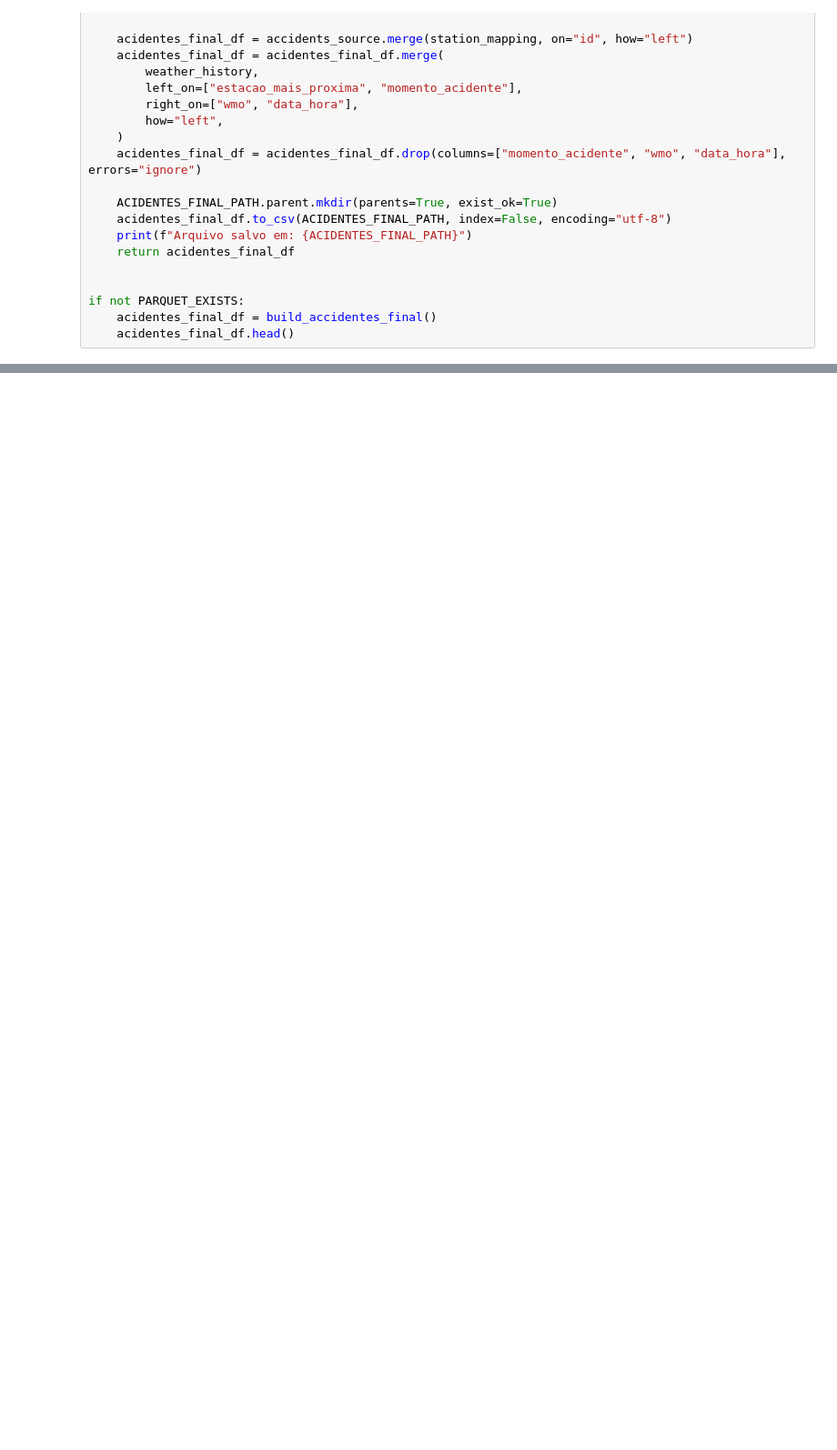
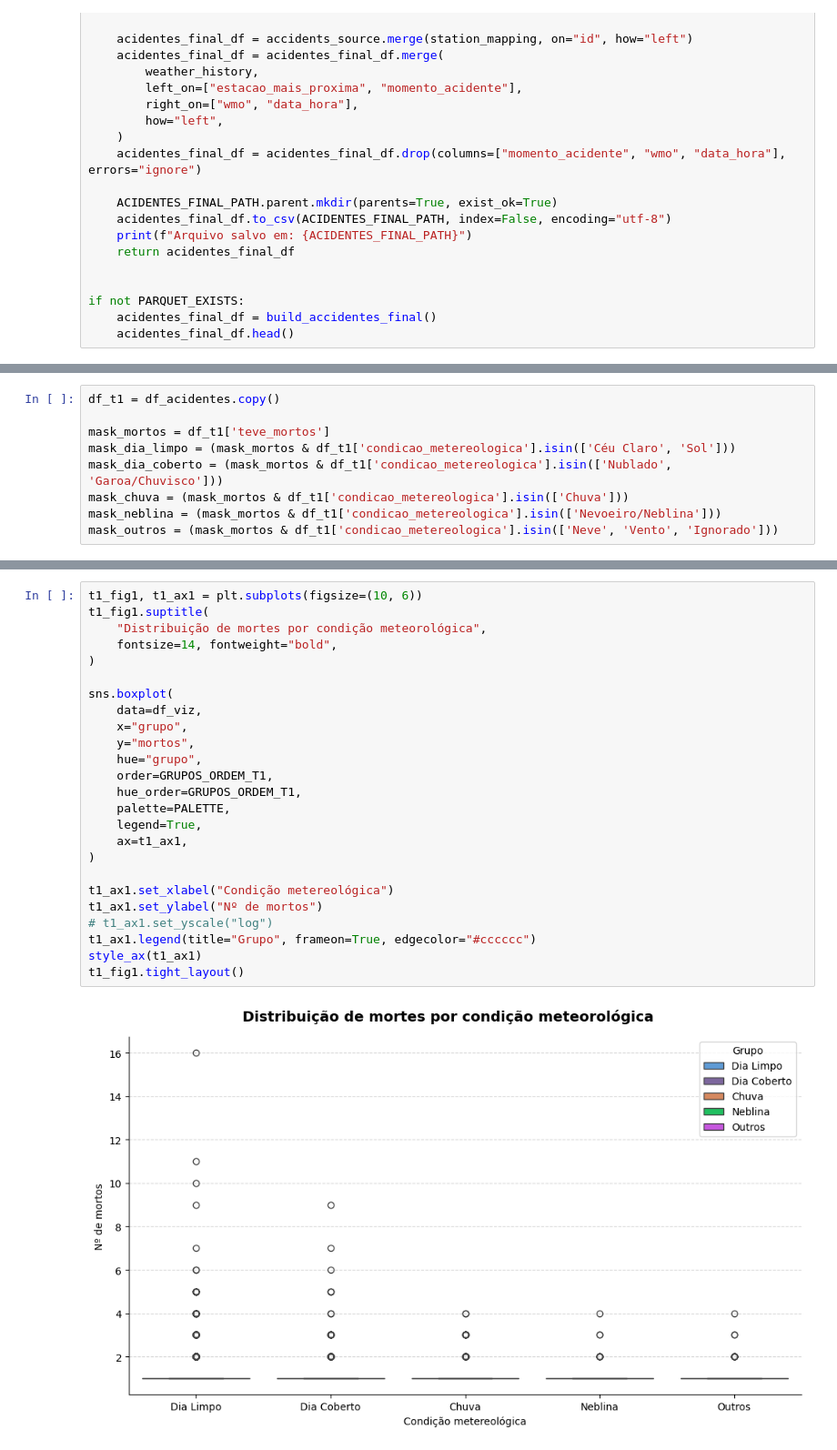
Before and after one commit to afmireski/trabalho_final_ciencia_de_dados, a Jupyter notebook: trabalho_final_afmireski.ipynb, the cells around one changed output, grey strips where cells are left out. Shown at 91% size. Drawn from its saved outputs; the diff is of its cells as text; blank space fills up the shorter version.

```diff
--- a/trabalho_final_afmireski.ipynb
+++ b/trabalho_final_afmireski.ipynb
@@ -1614,0 +1321,9 @@ df_acidentes: (72529, 41)
+# %%
+df_t1 = df_acidentes.copy()
+
+mask_mortos = df_t1['teve_mortos']
+mask_dia_limpo = (mask_mortos & df_t1['condicao_metereologica'].isin(['Céu Claro', 'Sol']))
+mask_dia_coberto = (mask_mortos & df_t1['condicao_metereologica'].isin(['Nublado', 'Garoa/Chuvisco']))
+mask_chuva = (mask_mortos & df_t1['condicao_metereologica'].isin(['Chuva']))
+mask_neblina = (mask_mortos & df_t1['condicao_metereologica'].isin(['Nevoeiro/Neblina']))
+mask_outros = (mask_mortos & df_t1['condicao_metereologica'].isin(['Neve', 'Vento', 'Ignorado']))
@@ -1614,0 +1395,27 @@ df_acidentes: (72529, 41)
+# %%
+t1_fig1, t1_ax1 = plt.subplots(figsize=(10, 6))
+t1_fig1.suptitle(
+    "Distribuição de mortes por condição meteorológica",
+    fontsize=14, fontweight="bold",
+)
+
+sns.boxplot(
+    data=df_viz,
+    x="grupo",
+    y="mortos",
+    hue="grupo",
+    order=GRUPOS_ORDEM_T1,
+    hue_order=GRUPOS_ORDEM_T1,
+    palette=PALETTE,
+    legend=True,
+    ax=t1_ax1,
+)
+
+t1_ax1.set_xlabel("Condição metereológica")
+t1_ax1.set_ylabel("Nº de mortos")
+# t1_ax1.set_yscale("log")
+t1_ax1.legend(title="Grupo", frameon=True, edgecolor="#cccccc")
+style_ax(t1_ax1)
+t1_fig1.tight_layout()
+# %% [output]
+[figure, added]
```
Also changed, not shown: parts of 31 cells of this notebook, 1 other file.
